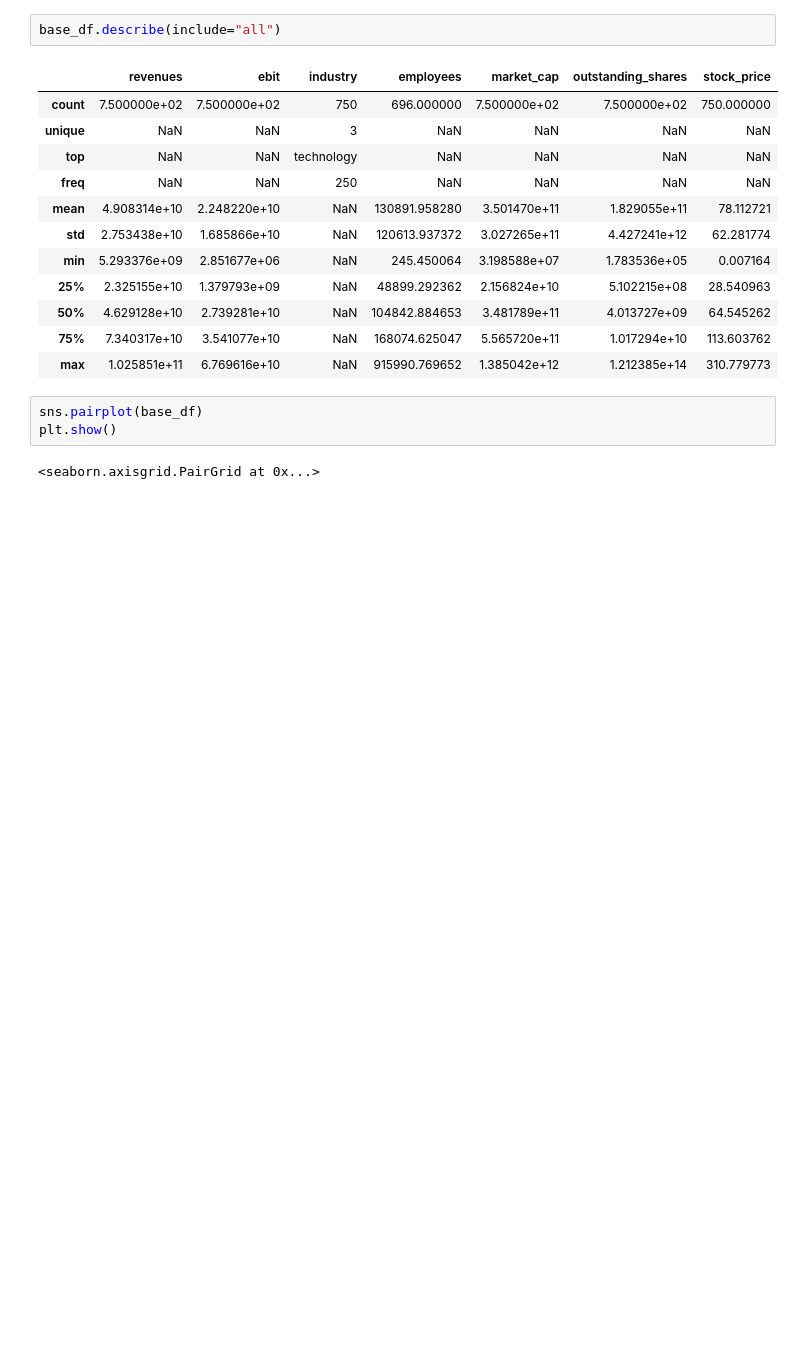
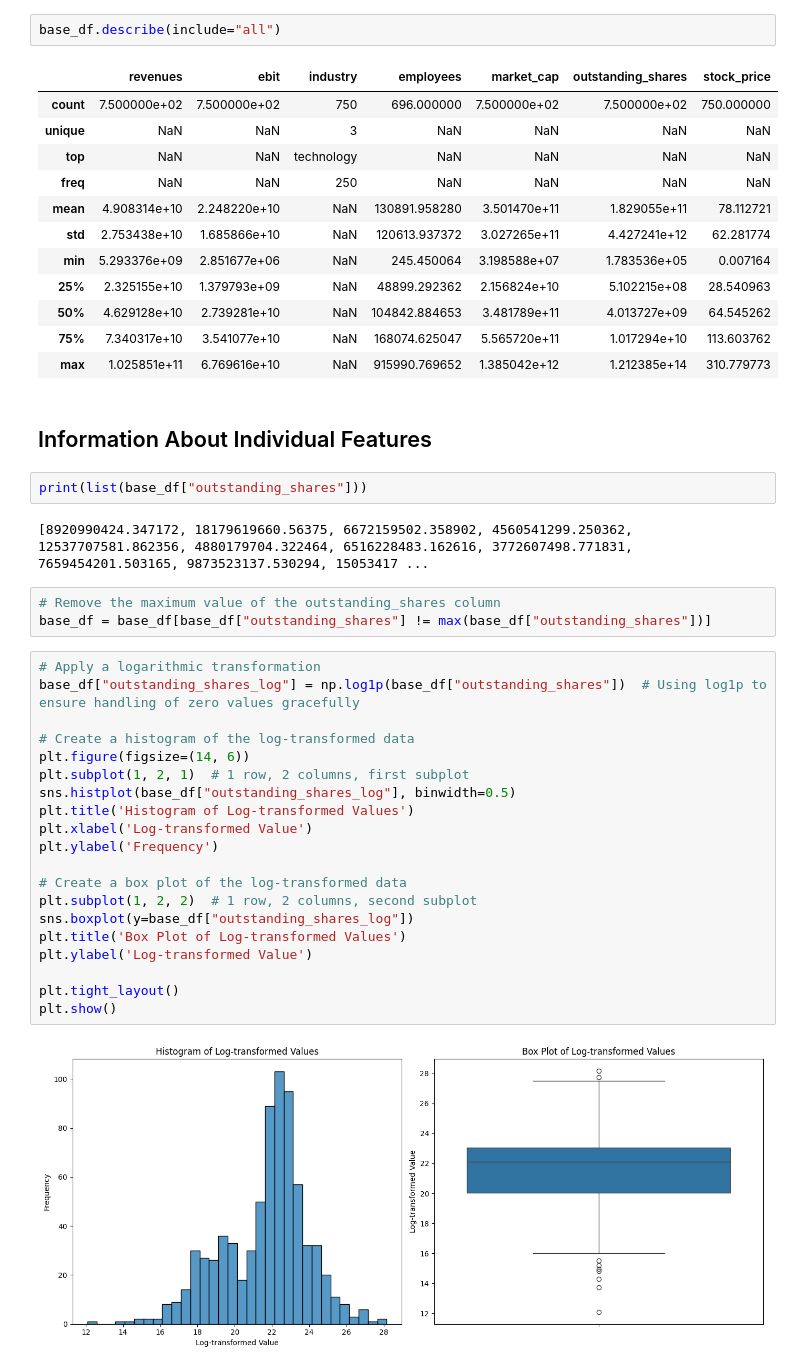
Before and after one commit to maxluetkemeyer/dataset_generator, a Jupyter notebook: dataset_2/1_GeneralInfo.ipynb, the cells around one changed output. Saved outputs shown, nothing was run; the diff lists cells and outputs as text; blank space fills up the shorter version.

Commit message:
Added general information notebook for dataset 2

```diff
--- a/dataset_2/1_GeneralInfo.ipynb
+++ b/dataset_2/1_GeneralInfo.ipynb
@@ -58,8 +75,34 @@ base_df.describe(include="all")
 | 50% | 4.629128e+10 | 2.739281e+10 | NaN | 104842.884653 | 3.481789e+11 | 4.013727e+09 | 64.545262 |
 | 75% | 7.340317e+10 | 3.541077e+10 | NaN | 168074.625047 | 5.565720e+11 | 1.017294e+10 | 113.603762 |
 | max | 1.025851e+11 | 6.769616e+10 | NaN | 915990.769652 | 1.385042e+12 | 1.212385e+14 | 310.779773 |
-# %%
-sns.pairplot(base_df)
-plt.show()
-# %% [output]
-<seaborn.axisgrid.PairGrid at 0x...>
+# %% [markdown]
+## Information About Individual Features
+# %%
+print(list(base_df["outstanding_shares"]))
+# %% [output]
+[8920990424.347172, 18179619660.56375, 6672159502.358902, 4560541299.250362, 12537707581.862356, 4880179704.322464, 6516228483.162616, 3772607498.771831, 7659454201.503165, 9873523137.530294, 15053417 ...
+# %%
+# Remove the maximum value of the outstanding_shares column
+base_df = base_df[base_df["outstanding_shares"] != max(base_df["outstanding_shares"])]
+# %%
+# Apply a logarithmic transformation
+base_df["outstanding_shares_log"] = np.log1p(base_df["outstanding_shares"])  # Using log1p to ensure handling of zero values gracefully
+
+# Create a histogram of the log-transformed data
+plt.figure(figsize=(14, 6))
+plt.subplot(1, 2, 1)  # 1 row, 2 columns, first subplot
+sns.histplot(base_df["outstanding_shares_log"], binwidth=0.5)
+plt.title('Histogram of Log-transformed Values')
+plt.xlabel('Log-transformed Value')
+plt.ylabel('Frequency')
+
+# Create a box plot of the log-transformed data
+plt.subplot(1, 2, 2)  # 1 row, 2 columns, second subplot
+sns.boxplot(y=base_df["outstanding_shares_log"])
+plt.title('Box Plot of Log-transformed Values')
+plt.ylabel('Log-transformed Value')
+
+plt.tight_layout()
+plt.show()
+# %% [output]
+[figure, added]
```
Also changed, not shown: parts of 13 cells of this notebook, 1 other file.
